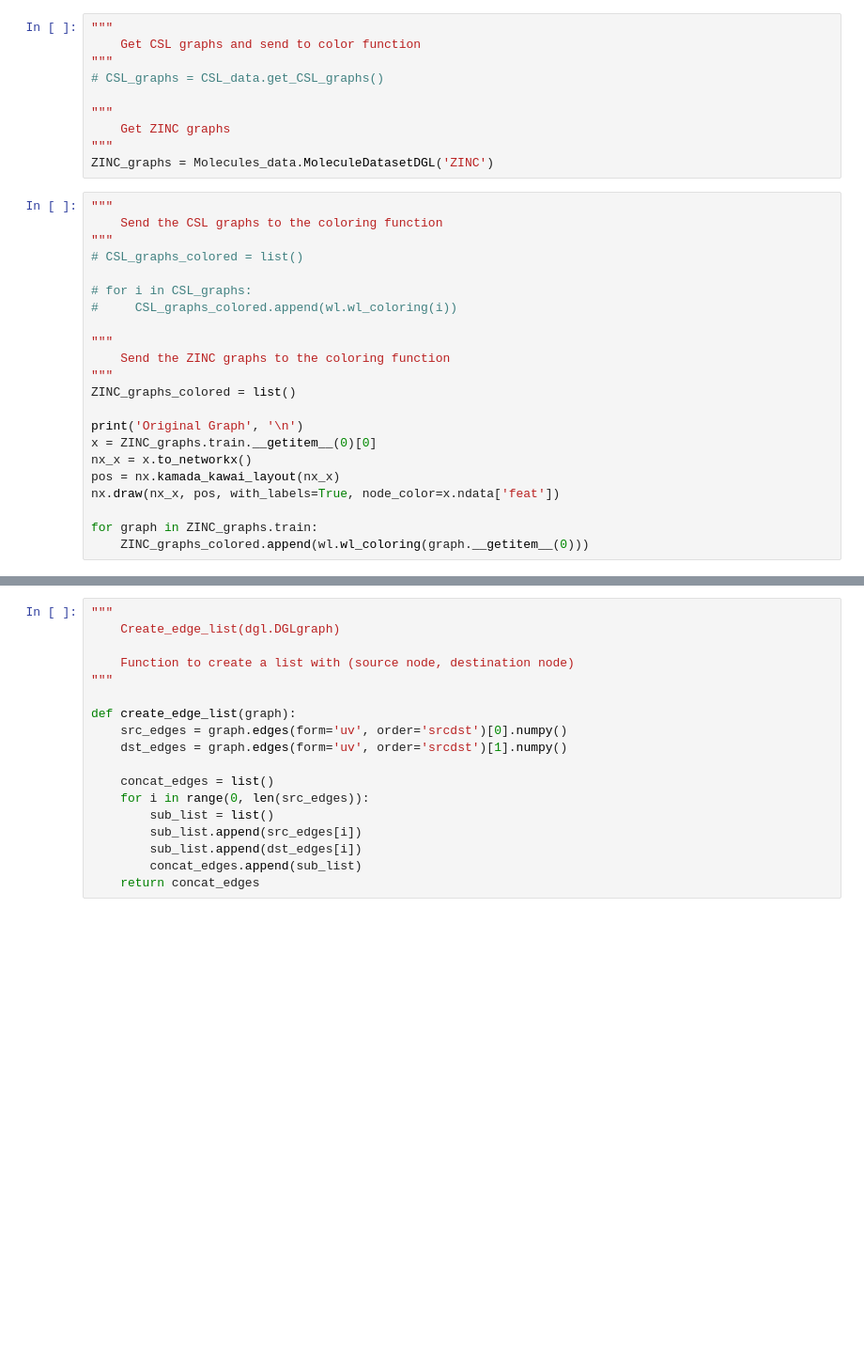
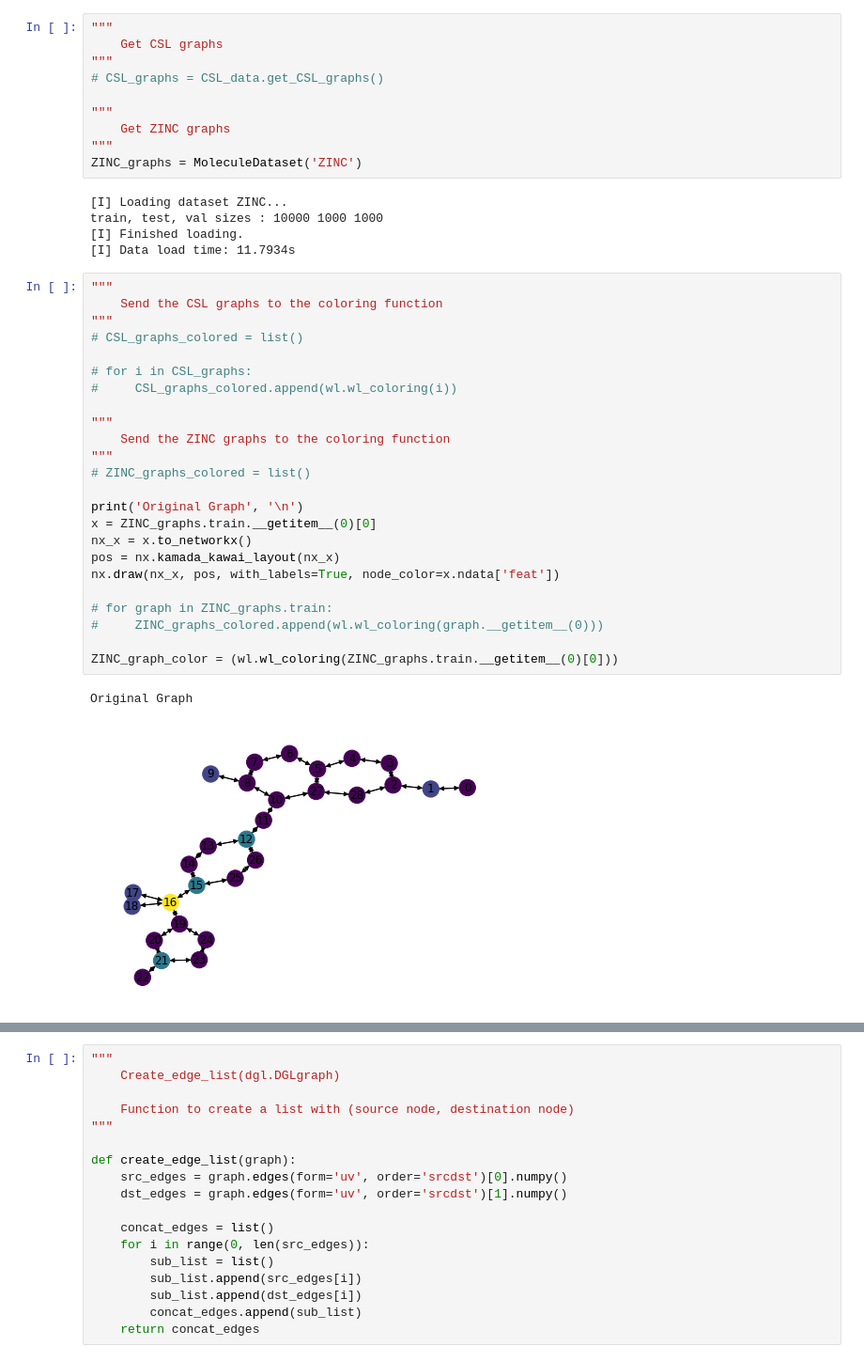
Before and after one commit to KadjelRamkisoen/ResearchProject1, a Jupyter notebook: WLColorRefinement/Testing WL-ColorRefinement.ipynb, the cells around one changed output, grey strips where cells are left out. Shown at 94% size. Drawn from its saved outputs; the diff is of its cells as text; blank space fills up the shorter version.

```diff
--- a/WLColorRefinement/Testing WL-ColorRefinement.ipynb
+++ b/WLColorRefinement/Testing WL-ColorRefinement.ipynb
@@ -24,33 +69,43 @@ import Molecules_data
 # %%
 """
-    Get CSL graphs and send to color function
+    Get CSL graphs
 """
 # CSL_graphs = CSL_data.get_CSL_graphs()
 
 """
     Get ZINC graphs
 """
-ZINC_graphs = Molecules_data.MoleculeDatasetDGL('ZINC')
+ZINC_graphs = MoleculeDataset('ZINC')
+# %% [output]
+[I] Loading dataset ZINC...
+train, test, val sizes : 10000 1000 1000
+[I] Finished loading.
+[I] Data load time: 11.7934s
 # %%
 """
     Send the CSL graphs to the coloring function
 """
 # CSL_graphs_colored = list()
 
 # for i in CSL_graphs:
 #     CSL_graphs_colored.append(wl.wl_coloring(i))
 
 """
     Send the ZINC graphs to the coloring function
 """
-ZINC_graphs_colored = list()
+# ZINC_graphs_colored = list()
 
 print('Original Graph', '\n')
 x = ZINC_graphs.train.__getitem__(0)[0]
 nx_x = x.to_networkx()
 pos = nx.kamada_kawai_layout(nx_x)
 nx.draw(nx_x, pos, with_labels=True, node_color=x.ndata['feat'])
 
-for graph in ZINC_graphs.train:
-    ZINC_graphs_colored.append(wl.wl_coloring(graph.__getitem__(0)))
+# for graph in ZINC_graphs.train:
+#     ZINC_graphs_colored.append(wl.wl_coloring(graph.__getitem__(0)))
+
+ZINC_graph_color = (wl.wl_coloring(ZINC_graphs.train.__getitem__(0)[0]))
+# %% [output]
+Original Graph
+[figure, added]
 # %%
```
Also changed, not shown: parts of 18 cells of this notebook, 2 other files.
